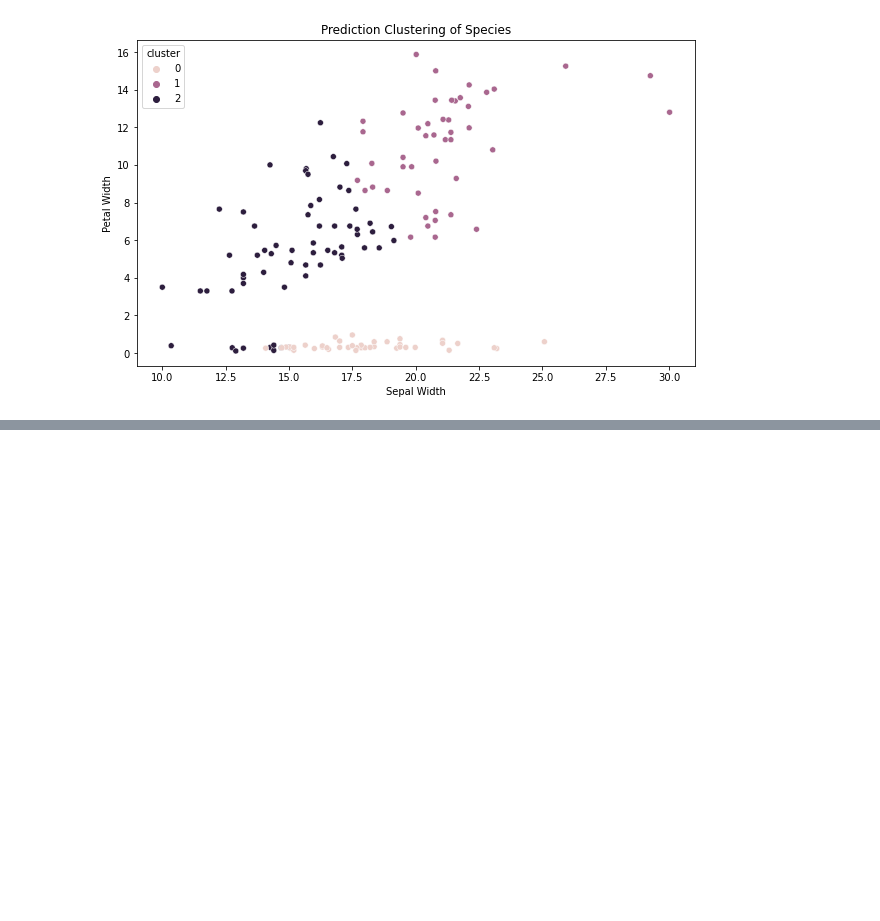
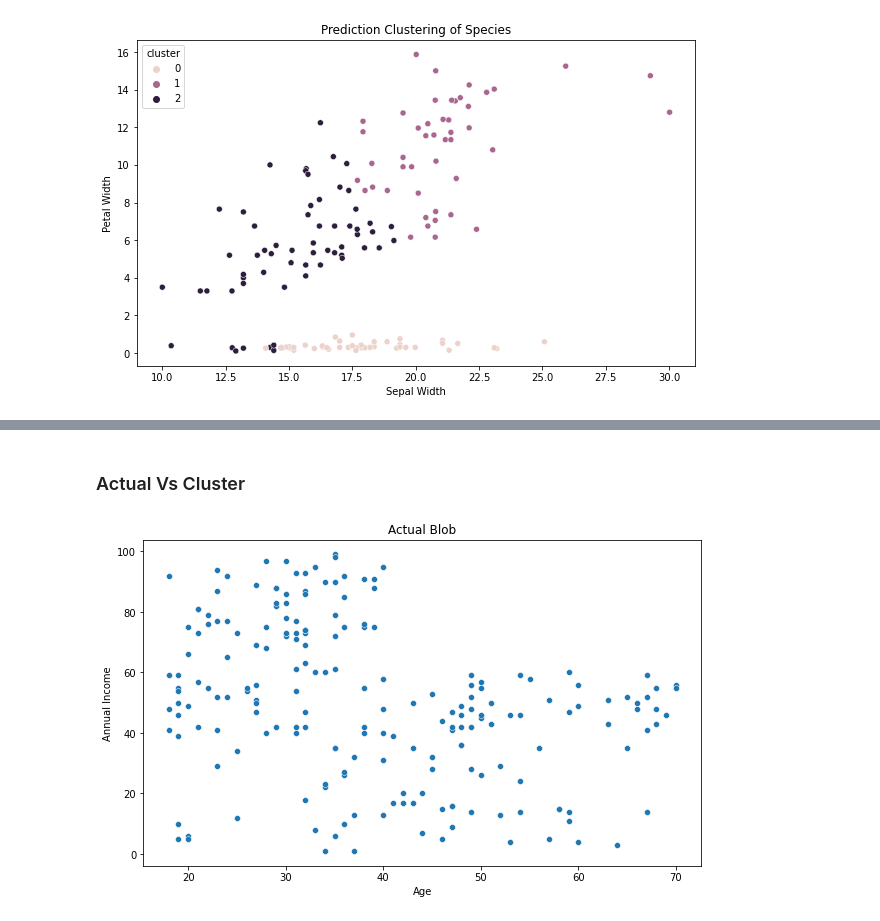
Before and after one commit to ForrestMccrosky/clustering-exercises, a Jupyter notebook: modeling.ipynb, the cells around one changed output, grey strips where cells are left out. Drawn from its saved outputs; the diff is of its cells as text; code cells hidden in the pictures; blank space fills up the shorter version.

```diff
--- a/modeling.ipynb
+++ b/modeling.ipynb
@@ -274,0 +349,6 @@ plt.show()
+# %%
+kmeans = KMeans(n_clusters = 4, random_state = 123)
+
+kmeans.fit(X)
+
+kmeans.predict(X)
@@ -274,0 +366,3 @@ plt.show()
+# %%
+df['cluster'] = kmeans.predict(X)
+X['cluster'] = kmeans.predict(X)
@@ -274,0 +383,11 @@ plt.show()
+# %% [markdown]
+### Actual Vs Cluster
+# %%
+plt.figure(figsize=(10,6))
+sns.scatterplot(data = df, x = 'age', y = 'spending_score')
+plt.xlabel('Age')
+plt.ylabel('Annual Income')
+plt.title('Actual Blob')
+plt.show()
+# %% [output]
+[figure, added]
```
Also changed, not shown: parts of 26 cells of this notebook.
